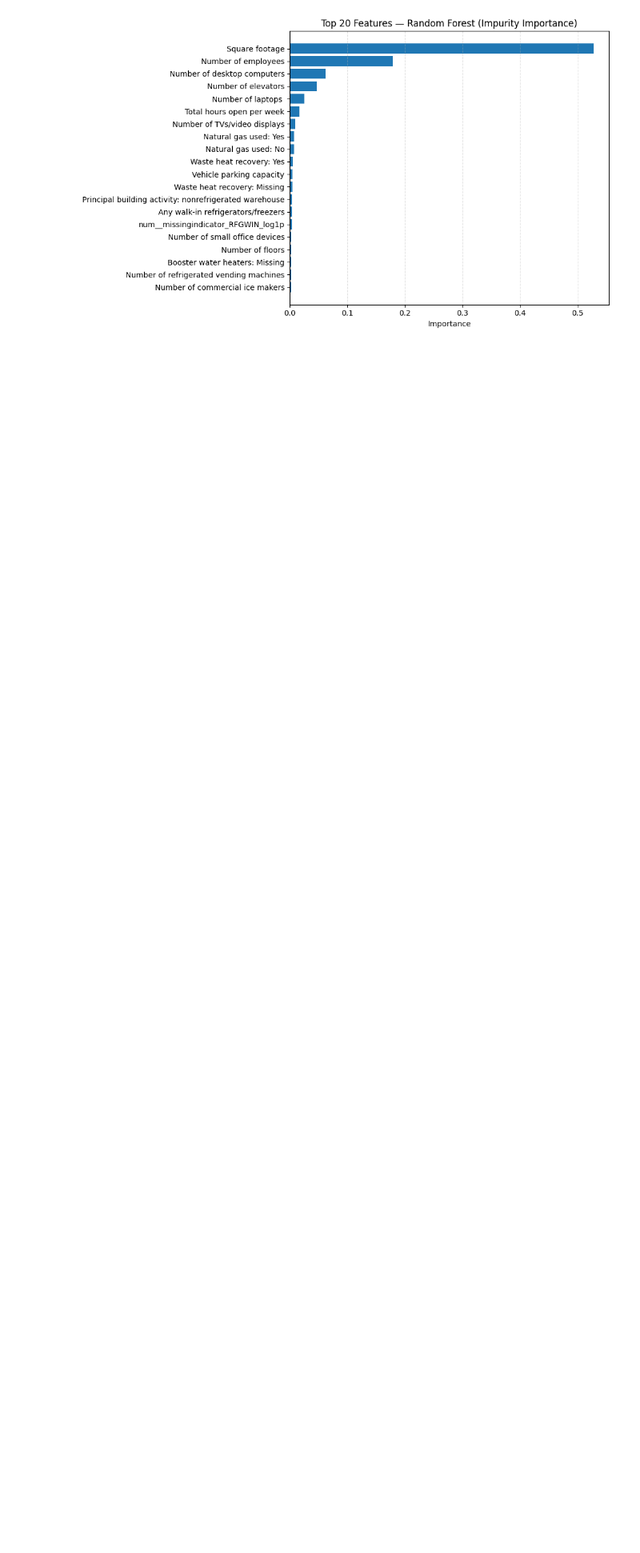
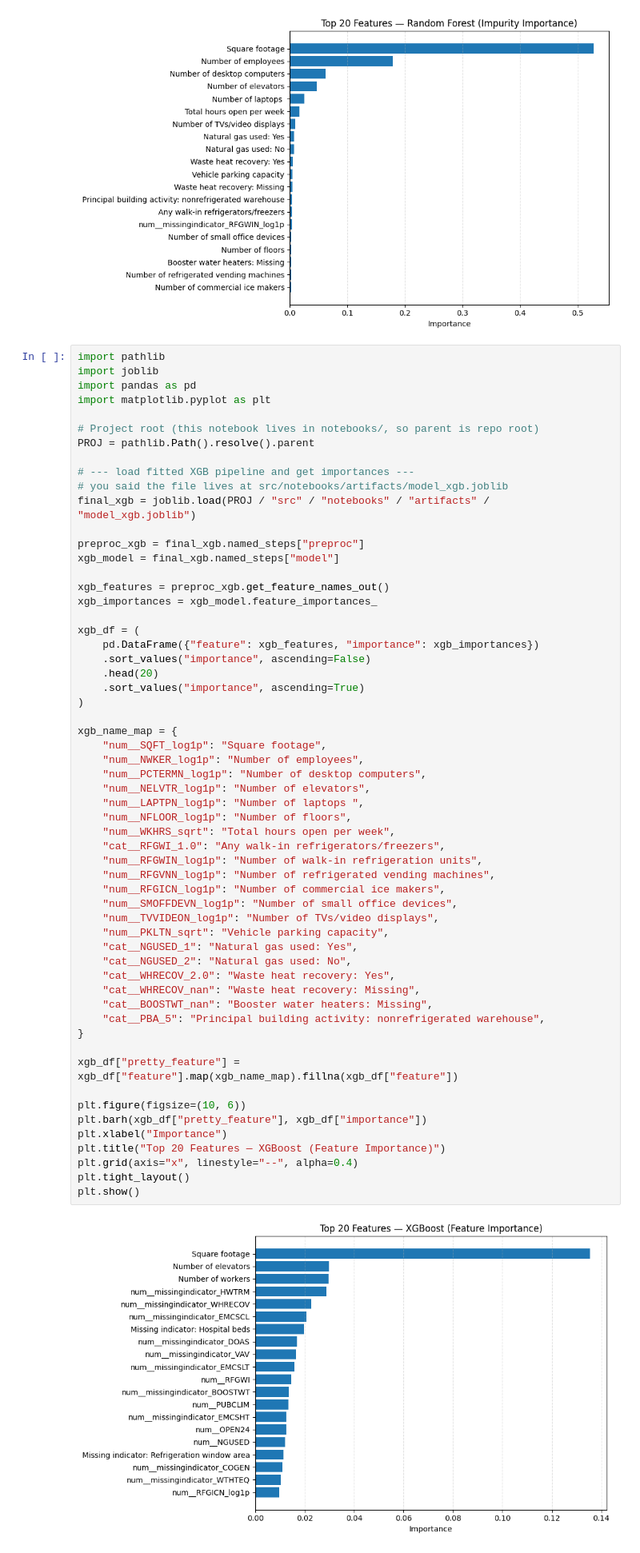
Before and after one commit to dgorin1/CBECS_portfolio, a Jupyter notebook: reports/final_summary.ipynb, the cells around one changed output. Shown: that part at 80% size. Saved outputs shown, nothing was run; the diff lists cells and outputs as text; blank space fills up the shorter version.

Commit message:
Fixed inconsistencies between notebook and pipeline. Tests are now consistent

```diff
--- a/reports/final_summary.ipynb
+++ b/reports/final_summary.ipynb
@@ -209,6 +209,66 @@ plt.tight_layout()
 plt.show()
 # %% [output]
 [figure]
+# %%
+import pathlib
+import joblib
+import pandas as pd
+import matplotlib.pyplot as plt
+
+# Project root (this notebook lives in notebooks/, so parent is repo root)
+PROJ = pathlib.Path().resolve().parent
+
+# --- load fitted XGB pipeline and get importances ---
+# you said the file lives at src/notebooks/artifacts/model_xgb.joblib
+final_xgb = joblib.load(PROJ / "src" / "notebooks" / "artifacts" / "model_xgb.joblib")
+
+preproc_xgb = final_xgb.named_steps["preproc"]
+xgb_model = final_xgb.named_steps["model"]
+
+xgb_features = preproc_xgb.get_feature_names_out()
+xgb_importances = xgb_model.feature_importances_
+
+xgb_df = (
+    pd.DataFrame({"feature": xgb_features, "importance": xgb_importances})
+    .sort_values("importance", ascending=False)
+    .head(20)
+    .sort_values("importance", ascending=True)
+)
+
+xgb_name_map = {
+    "num__SQFT_log1p": "Square footage",
+    "num__NWKER_log1p": "Number of employees",
+    "num__PCTERMN_log1p": "Number of desktop computers",
+    "num__NELVTR_log1p": "Number of elevators",
+    "num__LAPTPN_log1p": "Number of laptops ",
+    "num__NFLOOR_log1p": "Number of floors",
+    "num__WKHRS_sqrt": "Total hours open per week",
+    "cat__RFGWI_1.0": "Any walk-in refrigerators/freezers",
+    "num__RFGWIN_log1p": "Number of walk-in refrigeration units",
+    "num__RFGVNN_log1p": "Number of refrigerated vending machines",
+    "num__RFGICN_log1p": "Number of commercial ice makers",
+    "num__SMOFFDEVN_log1p": "Number of small office devices",
+    "num__TVVIDEON_log1p": "Number of TVs/video displays",
+    "num__PKLTN_sqrt": "Vehicle parking capacity",
+    "cat__NGUSED_1": "Natural gas used: Yes",
+    "cat__NGUSED_2": "Natural gas used: No",
+    "cat__WHRECOV_2.0": "Waste heat recovery: Yes",
+    "cat__WHRECOV_nan": "Waste heat recovery: Missing",
+    "cat__BOOSTWT_nan": "Booster water heaters: Missing",
+    "cat__PBA_5": "Principal building activity: nonrefrigerated warehouse",
+}
+
+xgb_df["pretty_feature"] = xgb_df["feature"].map(xgb_name_map).fillna(xgb_df["feature"])
+
+plt.figure(figsize=(10, 6))
+plt.barh(xgb_df["pretty_feature"], xgb_df["importance"])
+plt.xlabel("Importance")
+plt.title("Top 20 Features — XGBoost (Feature Importance)")
+plt.grid(axis="x", linestyle="--", alpha=0.4)
+plt.tight_layout()
+plt.show()
+# %% [output]
+[figure, added]
 # %% [markdown]
 ## 6. Conclusion and Key Takeaways
 
```
Also changed, not shown: 7 other files.
